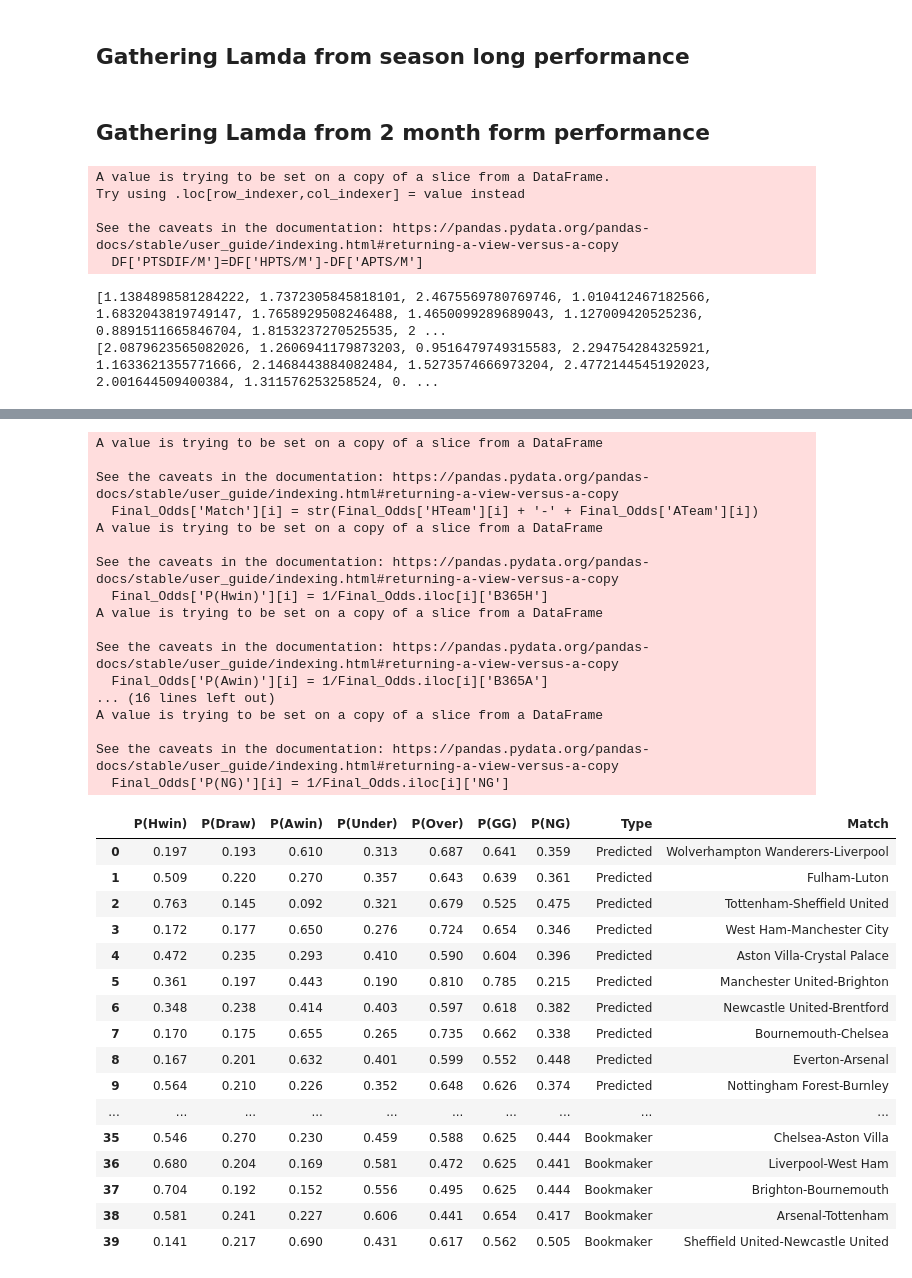
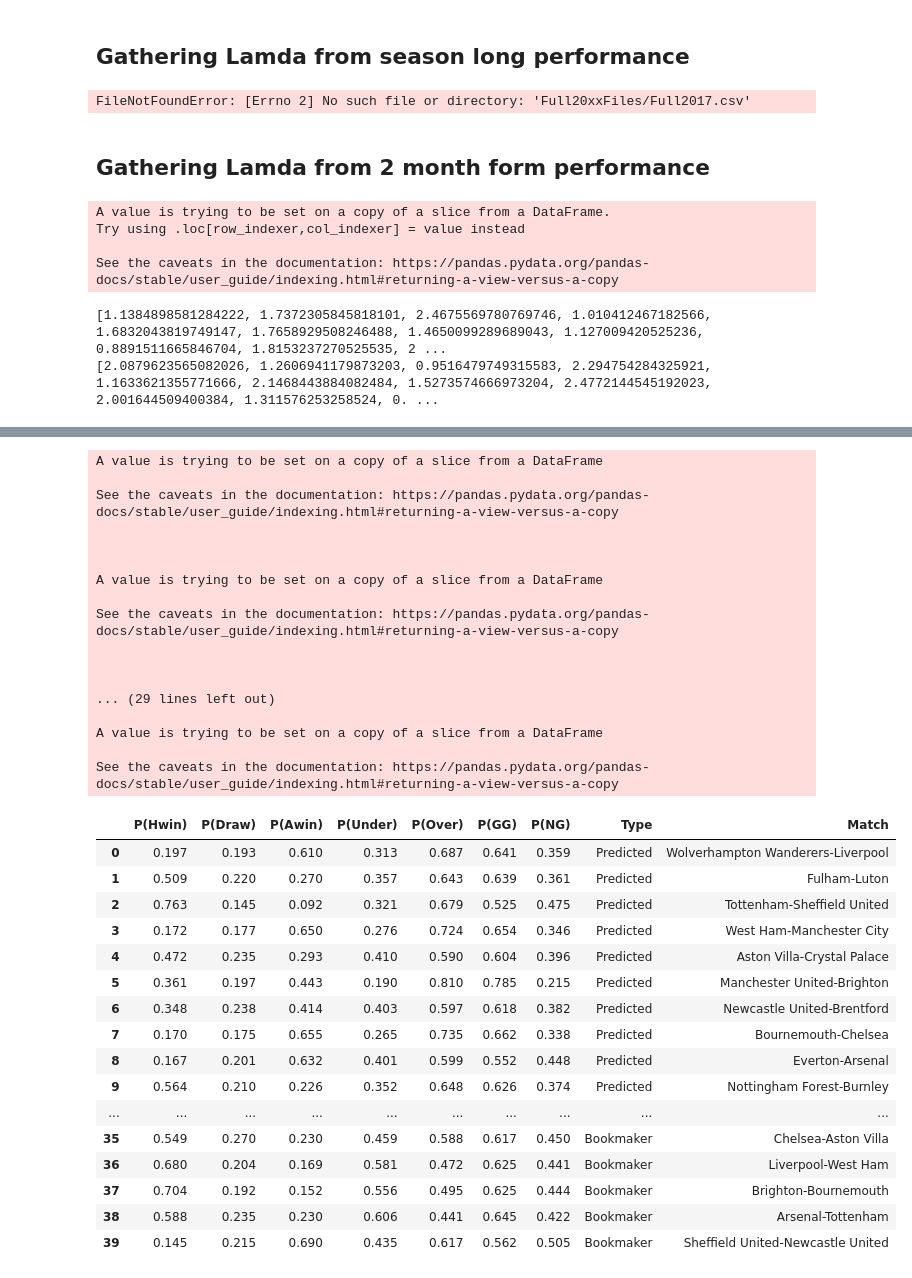
Before and after one commit to nickpadd/EnglishPremierLeaguePredictor, a Jupyter notebook: PoissonVotingPredictor.ipynb, the cells around one changed output, grey strips where cells are left out. Cells and saved outputs as stored; diff of their text form; code cells hidden in the pictures.

```diff
--- a/PoissonVotingPredictor.ipynb
+++ b/PoissonVotingPredictor.ipynb
@@ -56,7 +56,7 @@ df3 = pd.read_csv('GatheredData/Full20xxFiles/Full2019.csv')
 df4 = pd.read_csv('GatheredData/Full20xxFiles/Full2020.csv')
 df5 = pd.read_csv('GatheredData/Full20xxFiles/Full2021.csv')
 df6 = pd.read_csv('GatheredData/Full20xxFiles/Full2022.csv')
-PRED = pd.read_csv('Prediction.csv')
+PRED = pd.read_csv('UpcomingFixtures/Prediction.csv')
 pred = PRED.copy()
 #Keeping bookmakers odds
 Odds = PRED.copy()
@@ -156,6 +156,8 @@ reg2 = LinearRegression().fit(x, y2)
 
 LamdaHome= reg1.predict(pred)
 LamdaAway= reg2.predict(pred)
+# %% [output]
+FileNotFoundError: [Errno 2] No such file or directory: 'Full20xxFiles/Full2017.csv'
 # %% [markdown]
 ## Gathering Lamda from 2 month form performance
 # %%
@@ -179,7 +181,7 @@ df6 = df6[['Date', 'HxG', 'HM', 'HTeam', 'ATeam', 'HG', 'HGA', 'HxGA', 'HDC', 'H
 df6.rename(columns = {'B365<2.5':'BbAv<2.5'}, inplace = True)
 df6.rename(columns = {'B365>2.5':'BbAv>2.5'}, inplace = True)
 
-SeasonForm = pd.read_csv('GatheredData/Epl20xxMonthlyFiles/Epl2023Monthly.csv')
+SeasonForm = pd.read_csv('~/Documents/EnglishPremierLeaguePredictor/GatheredData/Epl20xxMonthlyFiles/Epl2023Monthly.csv')
 
 
 try:
@@ -259,7 +261,6 @@ A value is trying to be set on a copy of a slice from a DataFrame.
 Try using .loc[row_indexer,col_indexer] = value instead
 
 See the caveats in the documentation: https://pandas.pydata.org/pandas-docs/stable/user_guide/indexing.html#returning-a-view-versus-a-copy
-  DF['PTSDIF/M']=DF['HPTS/M']-DF['APTS/M']
 # %%
 LamdaAwayFinal = [(LamdaAway[i] * 0.4 + LamdaAwayForm[i] * 0.6) for i in range(len(LamdaAway))]
 LamdaHomeFinal = [(LamdaHome[i] * 0.4 + LamdaHomeForm[i] * 0.6) for i in range(len(LamdaHome))]
@@ -358,6 +359,7 @@ Final_Odds = Final_Odds[['P(Hwin)', 'P(Draw)', 'P(Awin)', 'P(Under)', 'P(Over)',
 
 with pd.option_context('display.max_rows', None, 'display.max_columns', None):  # more options can be specified also
     display(Final_Odds)
+    Final_Odds.to_html('UpcomingMatchesPrediction.html', index=False)
 # %% [output]
 |  | HTeam | ATeam | P(Hwin) | P(Draw) | P(Awin) | P(Under) | P(Over) | P(GG) | P(NG) |
 | 0 | Wolverhampton Wanderers | Liverpool | 0.197 | 0.193 | 0.610 | 0.313 | 0.687 | 0.641 | 0.359 |
@@ -370,46 +372,46 @@ with pd.option_context('display.max_rows', None, 'display.max_columns', None):
 | 7 | Bournemouth | Chelsea | 0.170 | 0.175 | 0.655 | 0.265 | 0.735 | 0.662 | 0.338 |
 | 8 | Everton | Arsenal | 0.167 | 0.201 | 0.632 | 0.401 | 0.599 | 0.552 | 0.448 |
 | 9 | Nottingham Forest | Burnley | 0.564 | 0.210 | 0.226 | 0.352 | 0.648 | 0.626 | 0.374 |
 | ... | ... | ... | ... | ... | ... | ... | ... | ... | ... |
 | 15 | Chelsea | Aston Villa | 0.610 | 0.194 | 0.196 | 0.314 | 0.686 | 0.640 | 0.360 |
 | 16 | Liverpool | West Ham | 0.586 | 0.200 | 0.214 | 0.320 | 0.680 | 0.644 | 0.356 |
 | 17 | Brighton | Bournemouth | 0.816 | 0.112 | 0.072 | 0.222 | 0.778 | 0.574 | 0.426 |
 | 18 | Arsenal | Tottenham | 0.648 | 0.173 | 0.179 | 0.238 | 0.762 | 0.691 | 0.309 |
 | 19 | Sheffield United | Newcastle United | 0.093 | 0.207 | 0.700 | 0.585 | 0.415 | 0.330 | 0.670 |
 A value is trying to be set on a copy of a slice from a DataFrame
 
 See the caveats in the documentation: https://pandas.pydata.org/pandas-docs/stable/user_guide/indexing.html#returning-a-view-versus-a-copy
-  Final_Odds['Match'][i] = str(Final_Odds['HTeam'][i] + '-' + Final_Odds['ATeam'][i])
+
+
+
 A value is trying to be set on a copy of a slice from a DataFrame
 
 See the caveats in the documentation: https://pandas.pydata.org/pandas-docs/stable/user_guide/indexing.html#returning-a-view-versus-a-copy
-  Final_Odds['P(Hwin)'][i] = 1/Final_Odds.iloc[i]['B365H']
+
+
+
+... (29 lines left out)
+
 A value is trying to be set on a copy of a slice from a DataFrame
 
 See the caveats in the documentation: https://pandas.pydata.org/pandas-docs/stable/user_guide/indexing.html#returning-a-view-versus-a-copy
-  Final_Odds['P(Awin)'][i] = 1/Final_Odds.iloc[i]['B365A']
-... (16 lines left out)
-A value is trying to be set on a copy of a slice from a DataFrame
-
-See the caveats in the documentation: https://pandas.pydata.org/pandas-docs/stable/user_guide/indexing.html#returning-a-view-versus-a-copy
-  Final_Odds['P(NG)'][i] = 1/Final_Odds.iloc[i]['NG']
 |  | P(Hwin) | P(Draw) | P(Awin) | P(Under) | P(Over) | P(GG) | P(NG) | Type | Match |
 | 0 | 0.197 | 0.193 | 0.610 | 0.313 | 0.687 | 0.641 | 0.359 | Predicted | Wolverhampton Wanderers-Liverpool |
 | 1 | 0.509 | 0.220 | 0.270 | 0.357 | 0.643 | 0.639 | 0.361 | Predicted | Fulham-Luton |
 | 2 | 0.763 | 0.145 | 0.092 | 0.321 | 0.679 | 0.525 | 0.475 | Predicted | Tottenham-Sheffield United |
 | 3 | 0.172 | 0.177 | 0.650 | 0.276 | 0.724 | 0.654 | 0.346 | Predicted | West Ham-Manchester City |
 | 4 | 0.472 | 0.235 | 0.293 | 0.410 | 0.590 | 0.604 | 0.396 | Predicted | Aston Villa-Crystal Palace |
 | 5 | 0.361 | 0.197 | 0.443 | 0.190 | 0.810 | 0.785 | 0.215 | Predicted | Manchester United-Brighton |
 | 6 | 0.348 | 0.238 | 0.414 | 0.403 | 0.597 | 0.618 | 0.382 | Predicted | Newcastle United-Brentford |
 | 7 | 0.170 | 0.175 | 0.655 | 0.265 | 0.735 | 0.662 | 0.338 | Predicted | Bournemouth-Chelsea |
 | 8 | 0.167 | 0.201 | 0.632 | 0.401 | 0.599 | 0.552 | 0.448 | Predicted | Everton-Arsenal |
 | 9 | 0.564 | 0.210 | 0.226 | 0.352 | 0.648 | 0.626 | 0.374 | Predicted | Nottingham Forest-Burnley |
 | ... | ... | ... | ... | ... | ... | ... | ... | ... | ... |
-| 35 | 0.546 | 0.270 | 0.230 | 0.459 | 0.588 | 0.625 | 0.444 | Bookmaker | Chelsea-Aston Villa |
+| 35 | 0.549 | 0.270 | 0.230 | 0.459 | 0.588 | 0.617 | 0.450 | Bookmaker | Chelsea-Aston Villa |
 | 36 | 0.680 | 0.204 | 0.169 | 0.581 | 0.472 | 0.625 | 0.441 | Bookmaker | Liverpool-West Ham |
 | 37 | 0.704 | 0.192 | 0.152 | 0.556 | 0.495 | 0.625 | 0.444 | Bookmaker | Brighton-Bournemouth |
-| 38 | 0.581 | 0.241 | 0.227 | 0.606 | 0.441 | 0.654 | 0.417 | Bookmaker | Arsenal-Tottenham |
-| 39 | 0.141 | 0.217 | 0.690 | 0.431 | 0.617 | 0.562 | 0.505 | Bookmaker | Sheffield United-Newcastle United |
+| 38 | 0.588 | 0.235 | 0.230 | 0.606 | 0.441 | 0.645 | 0.422 | Bookmaker | Arsenal-Tottenham |
+| 39 | 0.145 | 0.215 | 0.690 | 0.435 | 0.617 | 0.562 | 0.505 | Bookmaker | Sheffield United-Newcastle United |
 # %%
 fig = make_subplots(rows=2, cols=1)
 fig.update_layout(width=1500, height=1000)
```
Also changed, not shown: parts of 2 cells of this notebook, 50 other files.
